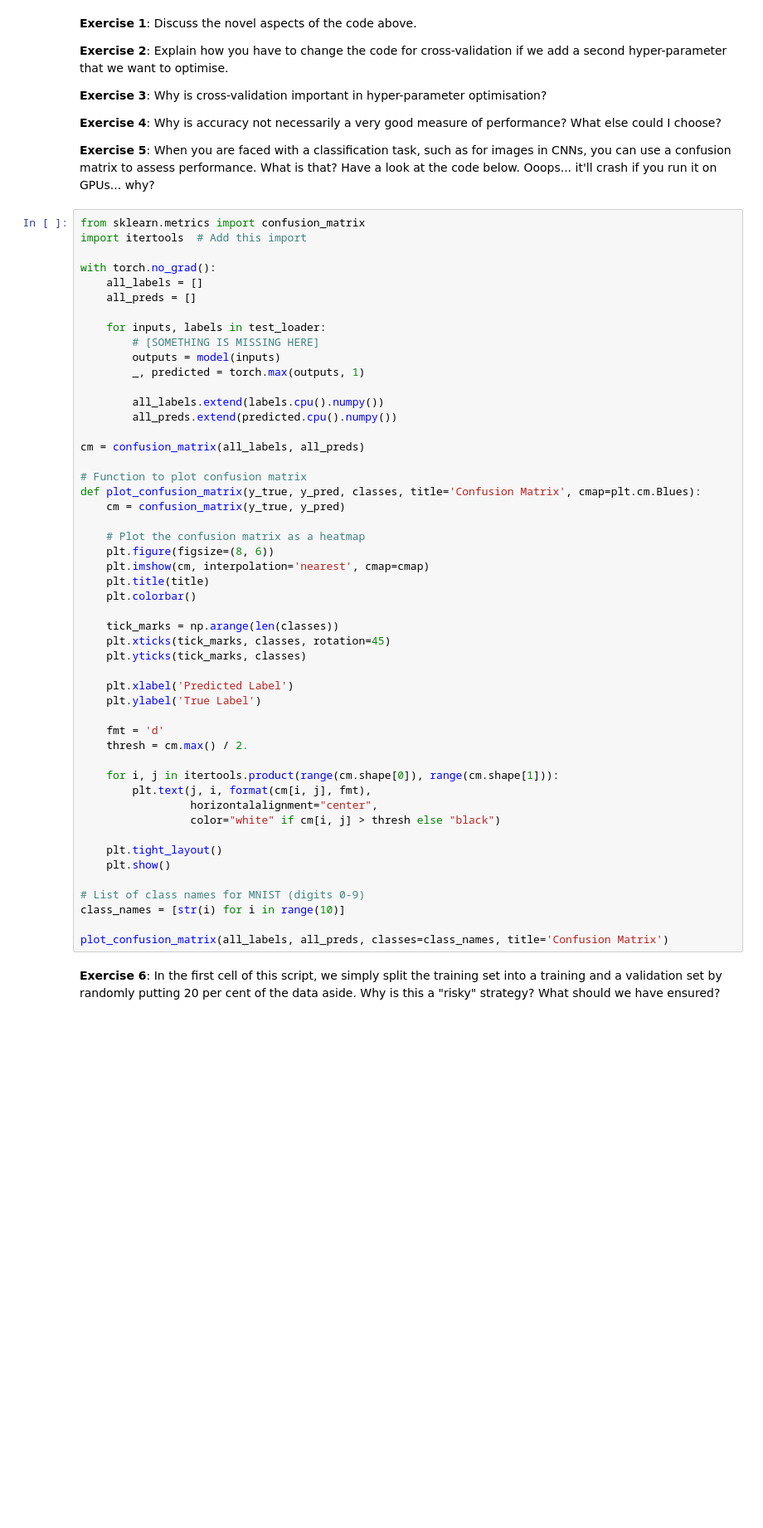
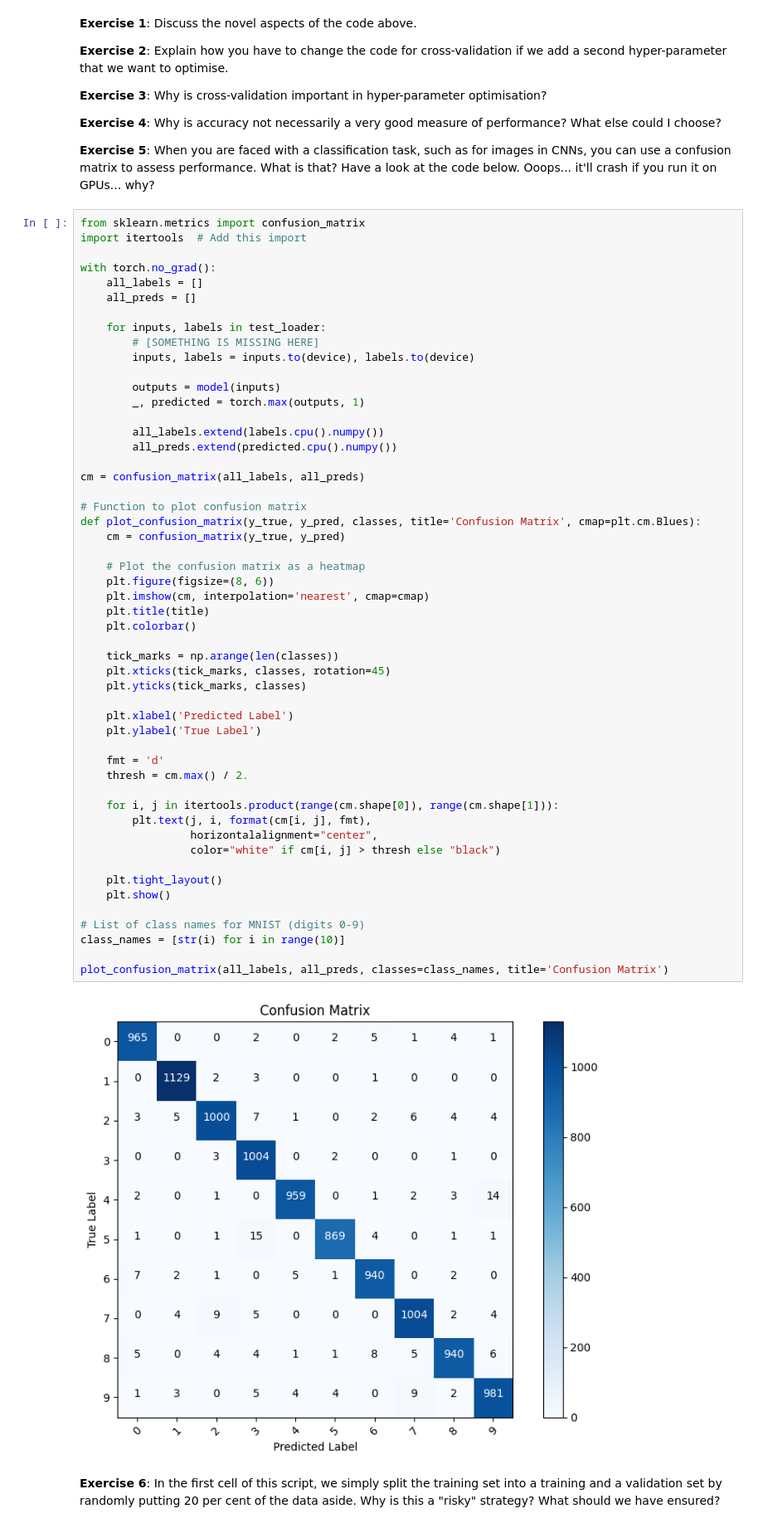
Before and after one commit to enoch26/RCDS-Deep-Learning-CNN, a Jupyter notebook: 3_1_Optimisation_and_training.ipynb, the cells around one changed output. Shown at 83% size. Cells and saved outputs as stored; diff of their text form; blank space fills up the shorter version.

```diff
--- a/3_1_Optimisation_and_training.ipynb
+++ b/3_1_Optimisation_and_training.ipynb
@@ -322,6 +337,8 @@ with torch.no_grad():
 
     for inputs, labels in test_loader:
         # [SOMETHING IS MISSING HERE]
+        inputs, labels = inputs.to(device), labels.to(device)
+
         outputs = model(inputs)
         _, predicted = torch.max(outputs, 1)
 
@@ -335,32 +352,34 @@ def plot_confusion_matrix(y_true, y_pred, classes, title='Confusion Matrix', cma
     cm = confusion_matrix(y_true, y_pred)
 
     # Plot the confusion matrix as a heatmap
     plt.figure(figsize=(8, 6))
     plt.imshow(cm, interpolation='nearest', cmap=cmap)
     plt.title(title)
     plt.colorbar()
 
     tick_marks = np.arange(len(classes))
     plt.xticks(tick_marks, classes, rotation=45)
     plt.yticks(tick_marks, classes)
 
     plt.xlabel('Predicted Label')
     plt.ylabel('True Label')
 
     fmt = 'd'
     thresh = cm.max() / 2.
 
     for i, j in itertools.product(range(cm.shape[0]), range(cm.shape[1])):
         plt.text(j, i, format(cm[i, j], fmt),
                  horizontalalignment="center",
                  color="white" if cm[i, j] > thresh else "black")
 
     plt.tight_layout()
     plt.show()
 
 # List of class names for MNIST (digits 0-9)
 class_names = [str(i) for i in range(10)]
 
 plot_confusion_matrix(all_labels, all_preds, classes=class_names, title='Confusion Matrix')
+# %% [output]
+[figure, added]
 # %% [markdown]
 **Exercise 6**: In the first cell of this script, we simply split the training set into a training and a validation set by randomly putting 20 per cent of the data aside. Why is this a "risky" strategy? What should we have ensured?
```
Also changed, not shown: parts of 3 cells of this notebook.
